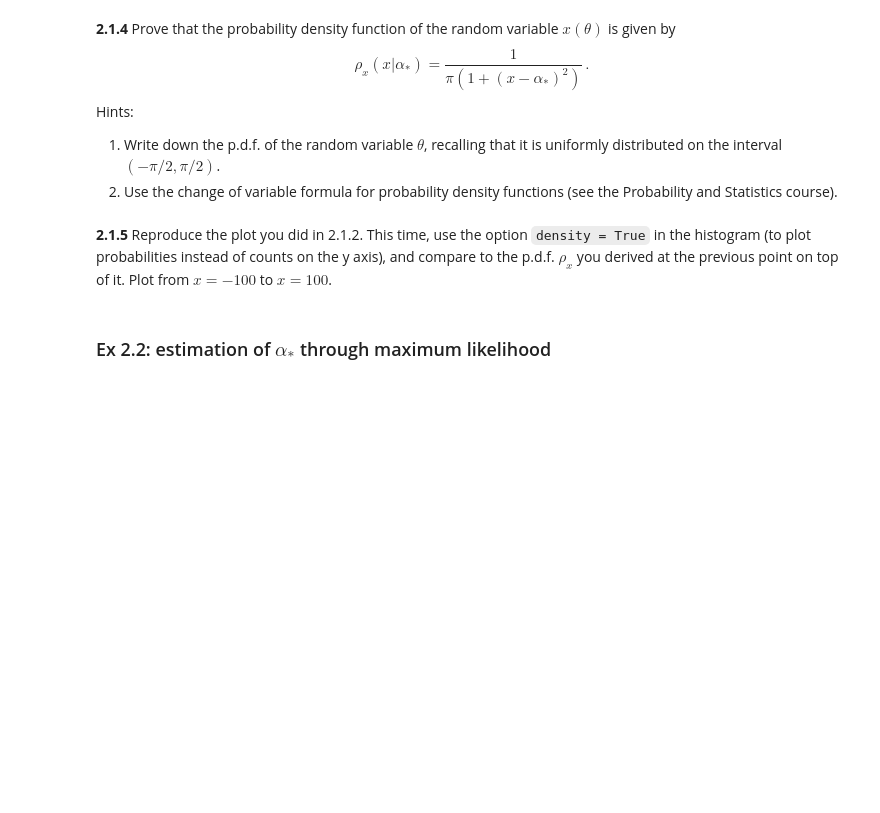
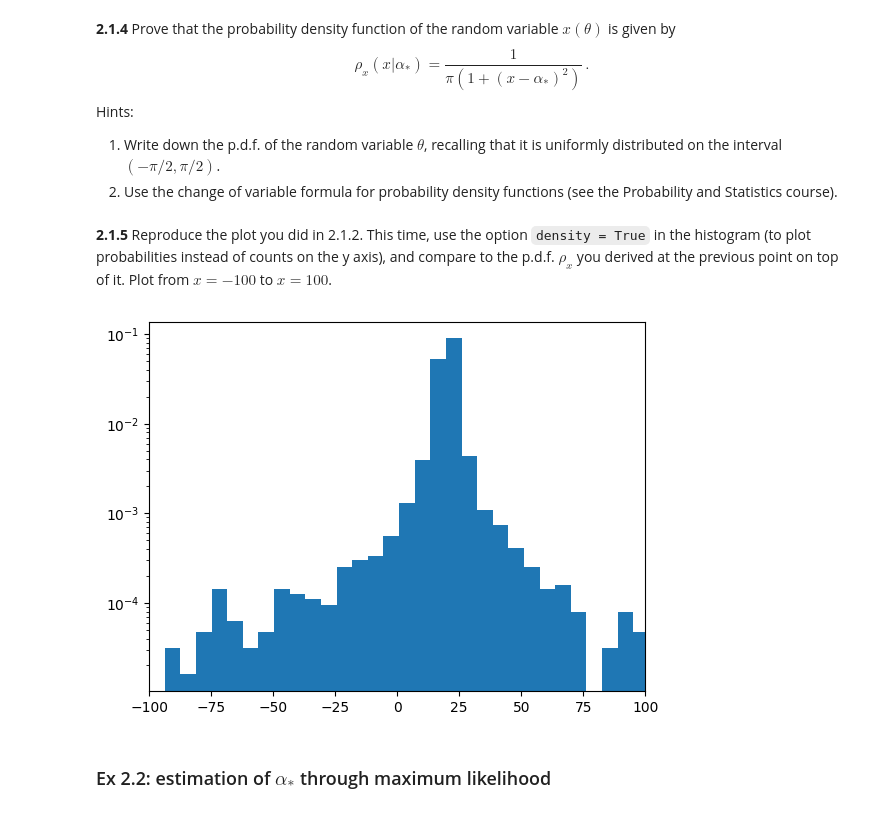
Before and after one commit to davidomanovic/Machine-Learning, a Jupyter notebook: Statistical Inference/exercise3-inference.ipynb, the cells around one changed output. Saved outputs shown, nothing was run; the diff lists cells and outputs as text; code cells hidden in the pictures; blank space fills up the shorter version.

```diff
--- a/Statistical Inference/exercise3-inference.ipynb
+++ b/Statistical Inference/exercise3-inference.ipynb
@@ -197,3 +209,11 @@ Plot from $x=-100$ to $x=100$.
+# %%
+# plot
+plt.hist(x_i, bins=1000, density=True)
+plt.xlim([-100, 100])
+plt.yscale('log')
+plt.show()
+# %% [output]
+[figure, added]
 # %% [markdown]
 ### Ex 2.2: estimation of $\alpha_*$ through maximum likelihood
 # %% [markdown]
```
Also changed, not shown: parts of 19 cells of this notebook, 1 other file.
